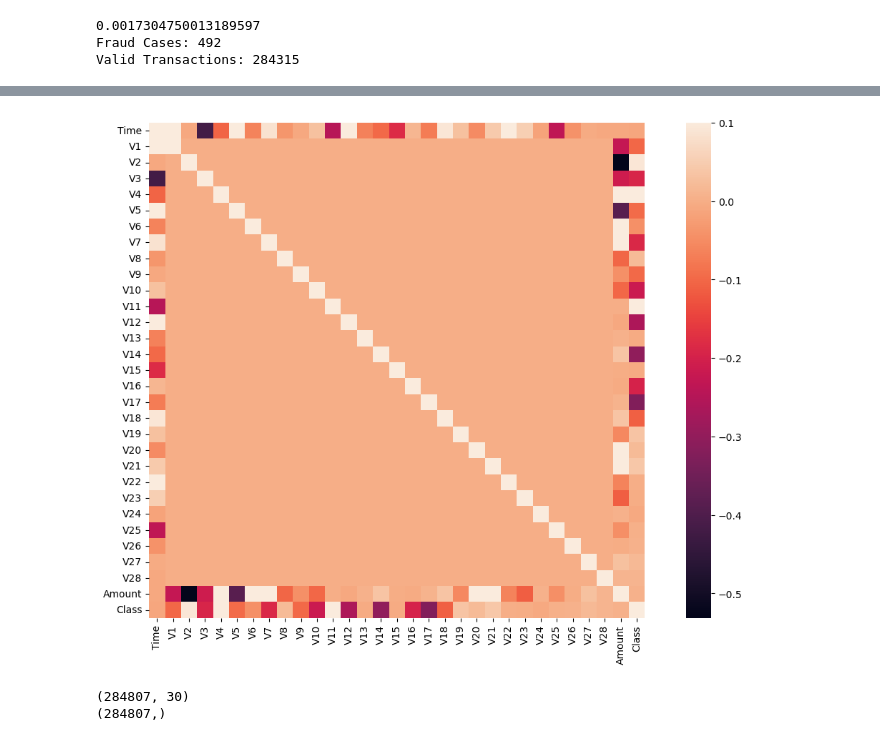
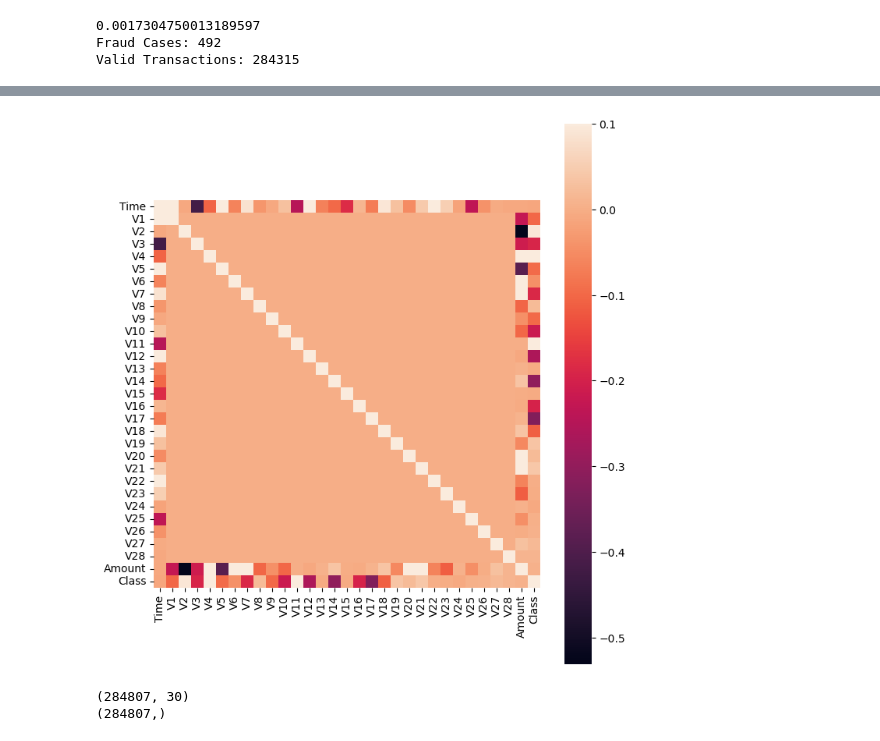
Before and after one commit to SowmyaaKarthik/Credit-card-fraud-detection---ML-Project-using-Python, a Jupyter notebook: Credit card Fraud Detection.ipynb, the cells around one changed output, grey strips where cells are left out. Saved outputs shown, nothing was run; the diff lists cells and outputs as text; code cells hidden in the pictures.

```diff
--- a/Credit card Fraud Detection.ipynb
+++ b/Credit card Fraud Detection.ipynb
@@ -85,10 +96,10 @@ Name: Amount, dtype: float64
 # %%
 correlation = data.corr()
-plotting = plt.figure(figsize = (15,9))
+plotting = plt.figure(figsize = (8,9))
 sns.heatmap(correlation,vmax = .10, square = True)
 plt.show()
 # %% [output]
-[figure, old version]
+[figure, new version]
 # %%
 X = data.drop(['Class'],axis = 1)
 y = data['Class']
```
Also changed, not shown: parts of 4 cells of this notebook.
